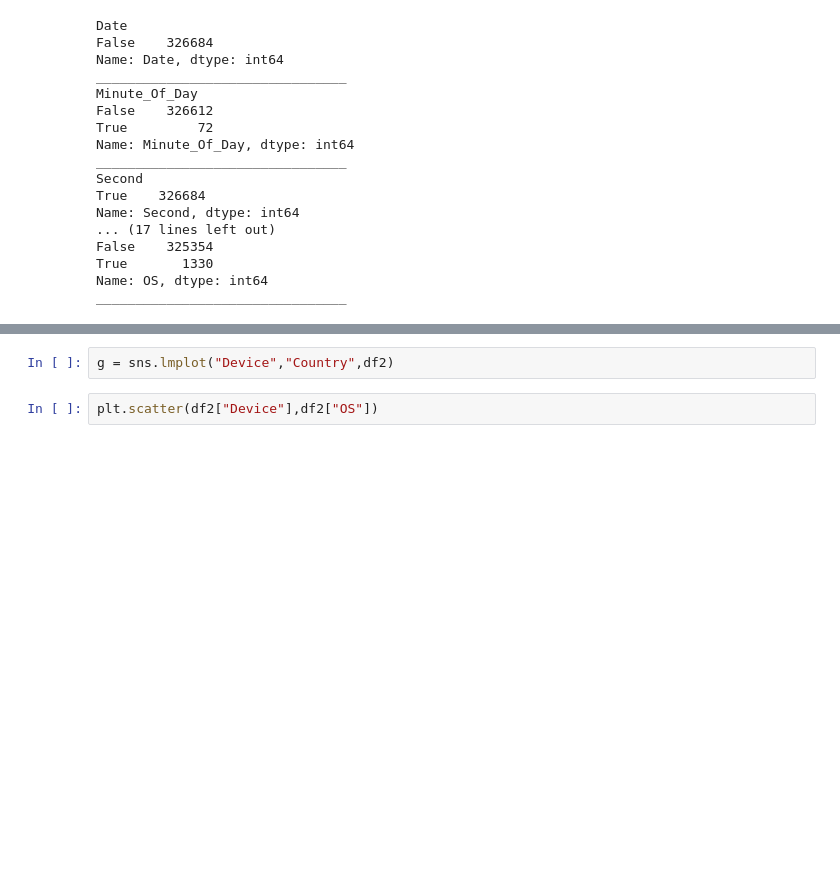
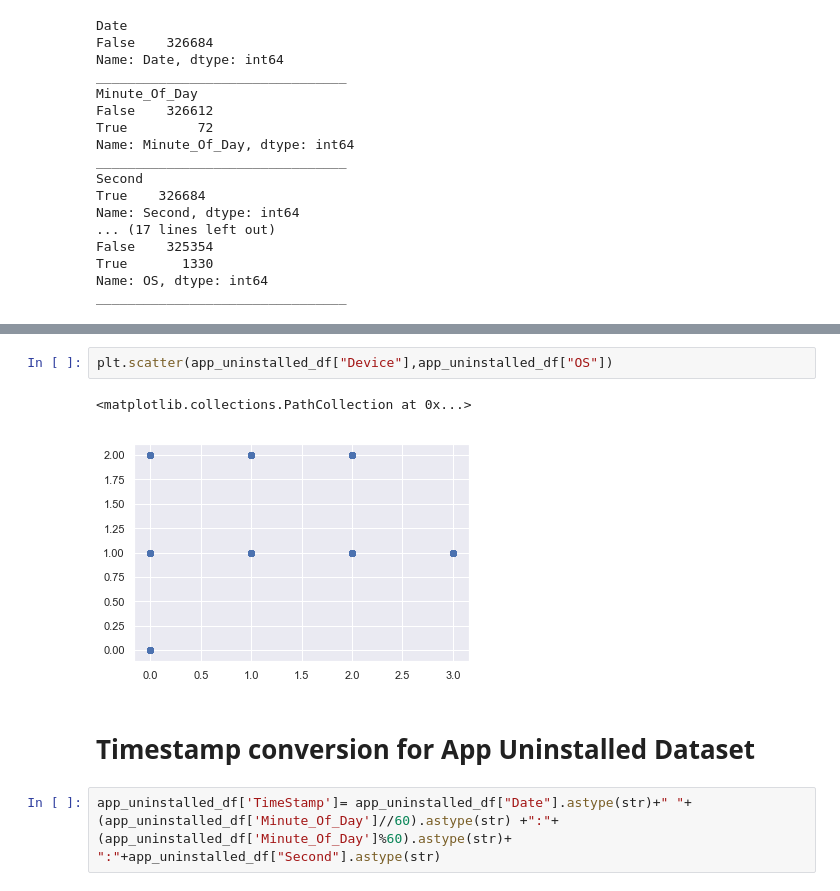
Before and after one commit to clydemendonca/GreyAtomCapstone, a Jupyter notebook: Capstone.ipynb, the cells around one changed output, grey strips where cells are left out. Cells and saved outputs as stored; diff of their text form; blank space fills up the shorter version.

```diff
--- a/Capstone.ipynb
+++ b/Capstone.ipynb
@@ -157,4 +157,9 @@ g = sns.lmplot("Device","OS",df2)
-# %%
-g = sns.lmplot("Device","Country",df2)
 # %%
-plt.scatter(df2["Device"],df2["OS"])
+plt.scatter(app_uninstalled_df["Device"],app_uninstalled_df["OS"])
+# %% [output]
+<matplotlib.collections.PathCollection at 0x...>
+[figure, added]
+# %% [markdown]
+# Timestamp conversion for App Uninstalled Dataset
+# %%
+app_uninstalled_df['TimeStamp']= app_uninstalled_df["Date"].astype(str)+" "+(app_uninstalled_df['Minute_Of_Day']//60).astype(str) +":"+ (app_uninstalled_df['Minute_Of_Day']%60).astype(str)+ ":"+app_uninstalled_df["Second"].astype(str)
```
Also changed, not shown: parts of 20 cells of this notebook.
